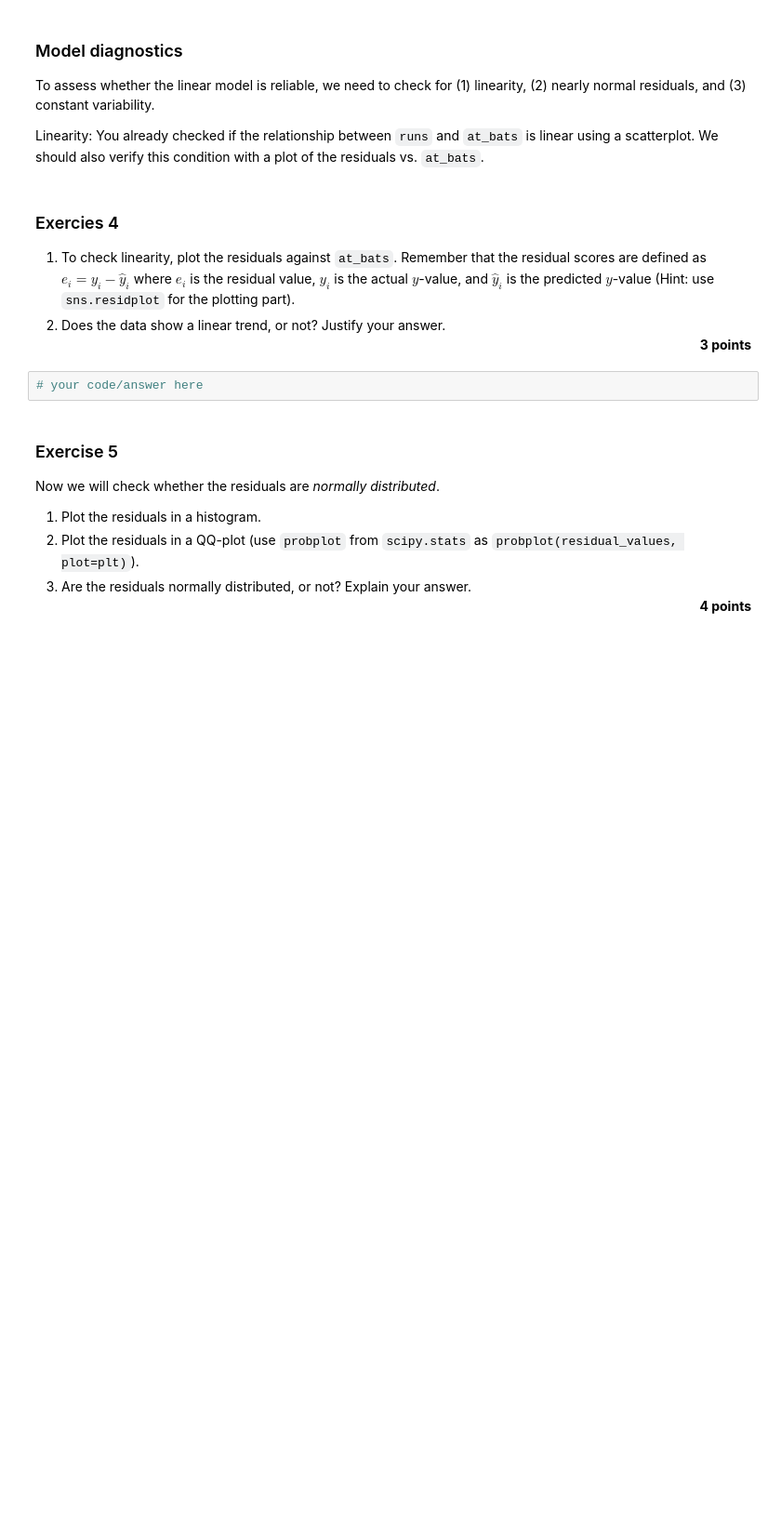
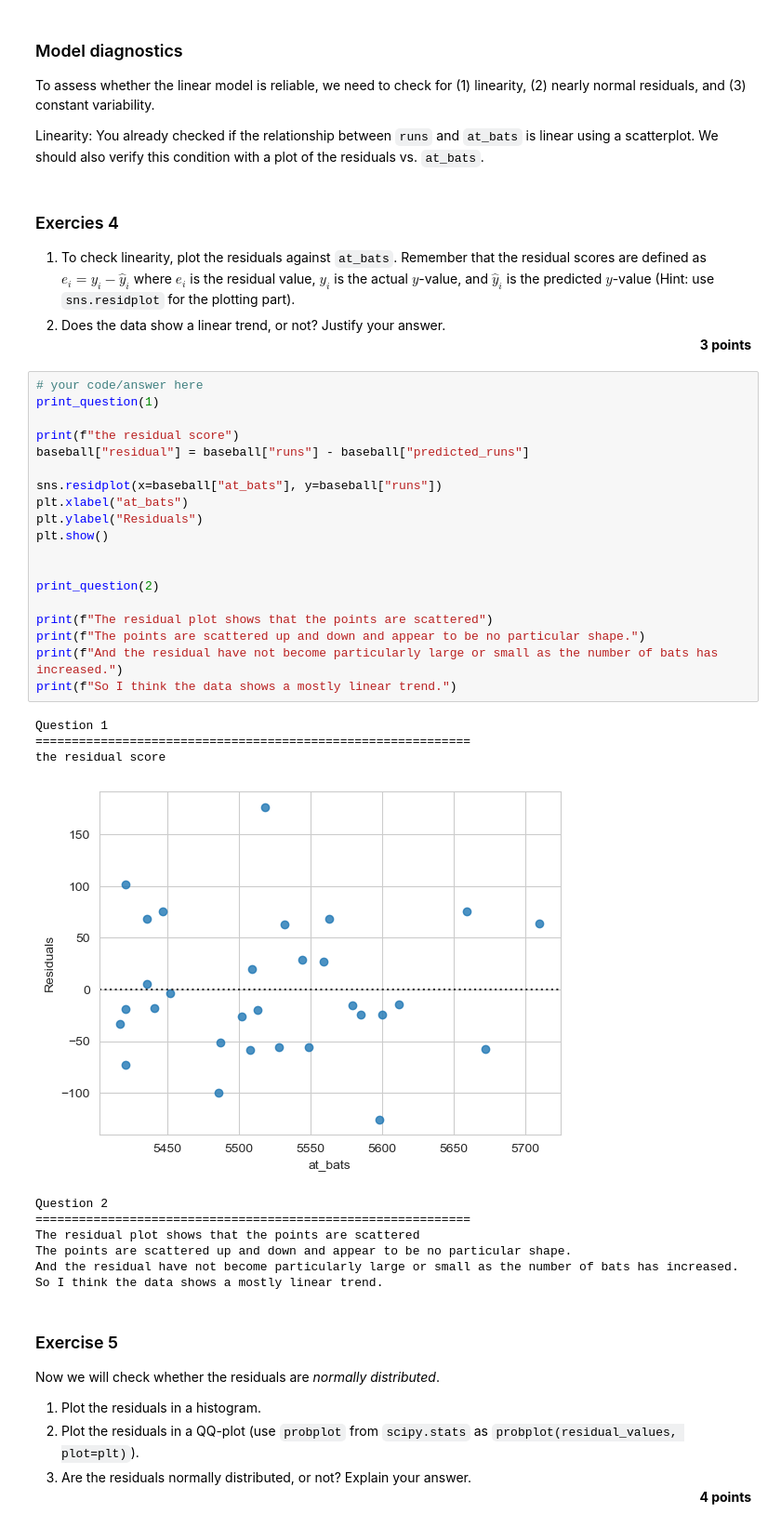
Before and after one commit to felixleopold/Frequentist-Statistics, a Jupyter notebook: FS_Assignment5/Assignment5.ipynb, the cells around one changed output. Shown: that part at 93% size. Saved outputs shown, nothing was run; the diff lists cells and outputs as text; blank space fills up the shorter version.

```diff
--- a/FS_Assignment5/Assignment5.ipynb
+++ b/FS_Assignment5/Assignment5.ipynb
@@ -188,8 +219,36 @@ Linearity: You already checked if the relationship between `runs` and `at_bats`
 
 1. To check linearity, plot the residuals against `at_bats`. Remember that the residual scores are defined as $e_{i} = y_{i} - \hat{y}_{i}$ where $e_{i}$ is the residual value, $y_{i}$ is the actual $y$-value, and $\hat{y}_{i}$ is the predicted $y$-value (Hint: use `sns.residplot` for the plotting part).
 2. Does the data show a linear trend, or not? Justify your answer. <div style="text-align: right"> **3 points** </div>
-# %%
-# your code/answer here
+# %%
+# your code/answer here
+print_question(1)
+
+print(f"the residual score")
+baseball["residual"] = baseball["runs"] - baseball["predicted_runs"]
+
+sns.residplot(x=baseball["at_bats"], y=baseball["runs"])
+plt.xlabel("at_bats")
+plt.ylabel("Residuals")
+plt.show()
+
+
+print_question(2)
+
+print(f"The residual plot shows that the points are scattered")
+print(f"The points are scattered up and down and appear to be no particular shape.")
+print(f"And the residual have not become particularly large or small as the number of bats has increased.")
+print(f"So I think the data shows a mostly linear trend.")
+# %% [output]
+Question 1
+============================================================
+the residual score
+[figure, added]
+Question 2
+============================================================
+The residual plot shows that the points are scattered
+The points are scattered up and down and appear to be no particular shape.
+And the residual have not become particularly large or small as the number of bats has increased.
+So I think the data shows a mostly linear trend.
 # %% [markdown]
 ### Exercise 5
 
```
Also changed, not shown: parts of 6 cells of this notebook.
